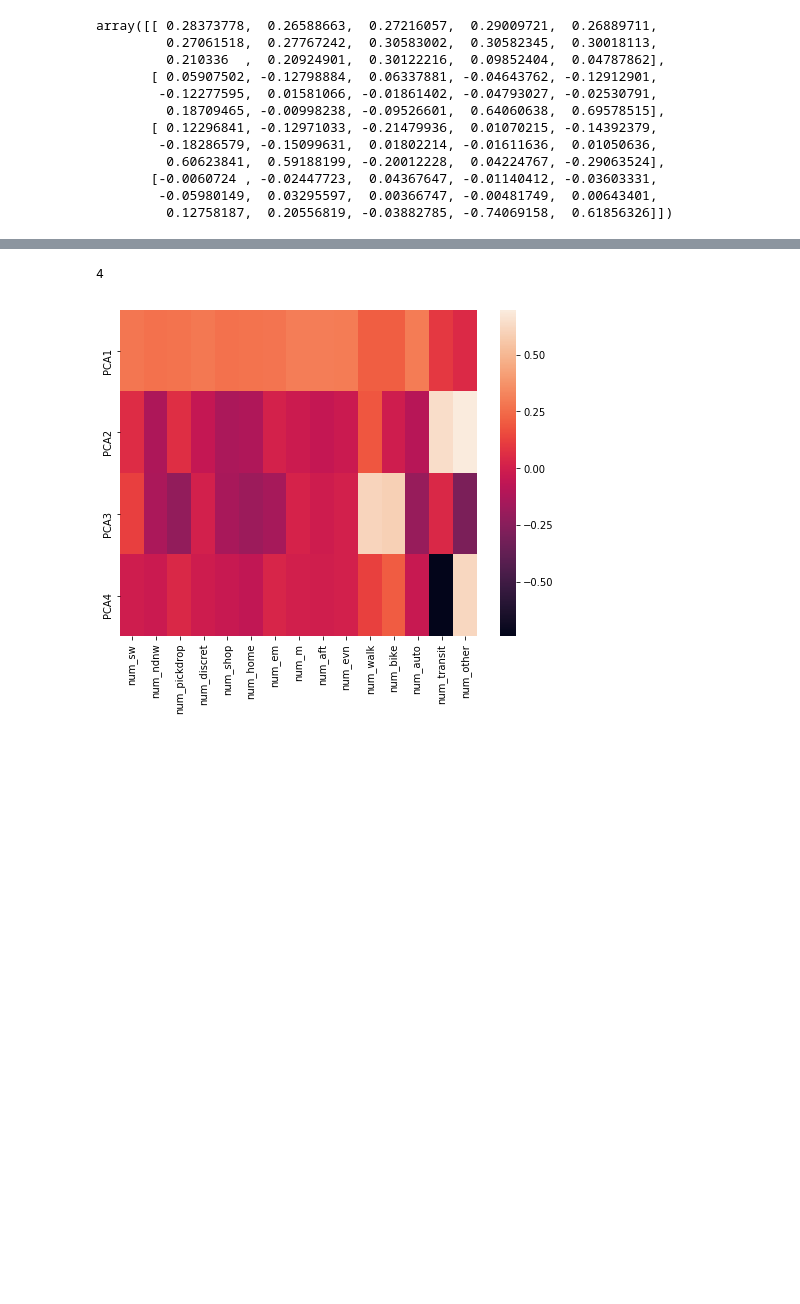
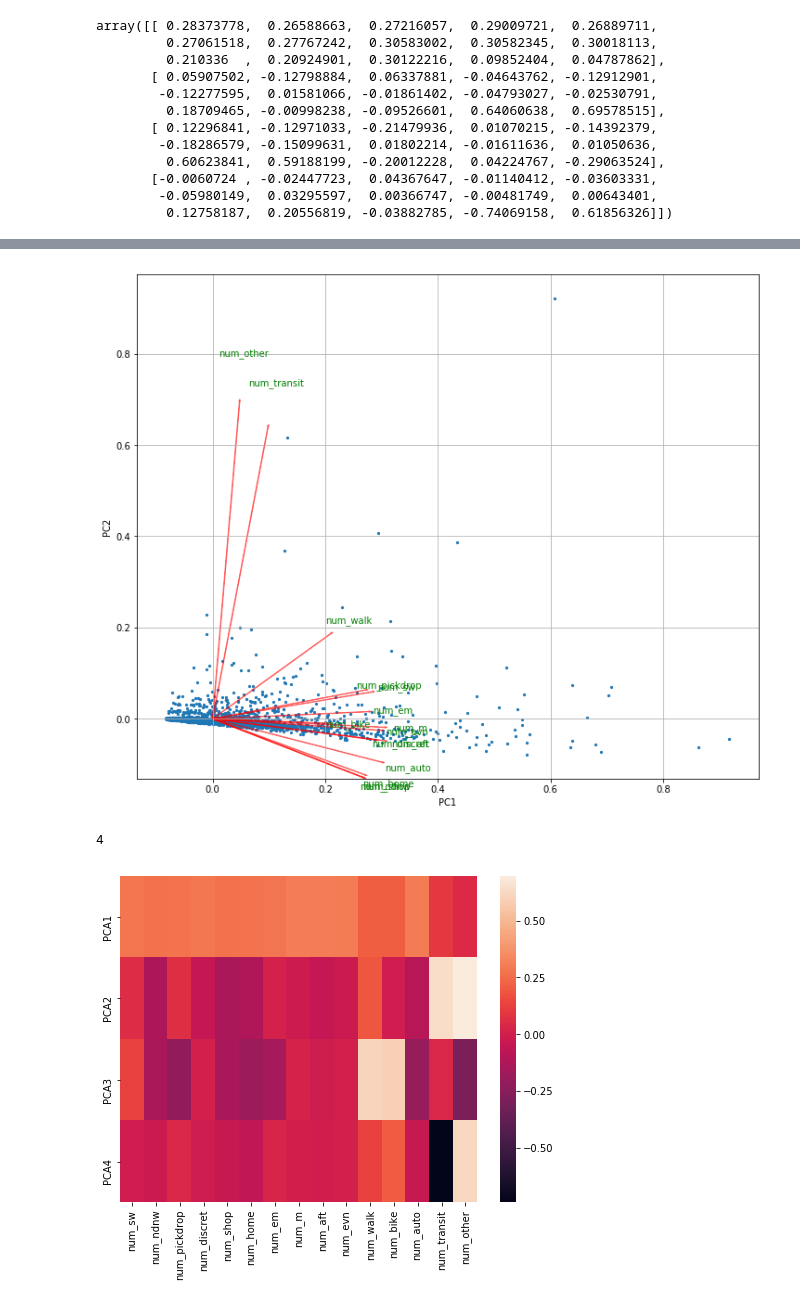
Before and after one commit to abaum1/mobilitymotifs, a Jupyter notebook: Dimensionality Reduction with PCA.ipynb, the cells around one changed output, grey strips where cells are left out. Drawn from its saved outputs; the diff is of its cells as text; code cells hidden in the pictures; blank space fills up the shorter version.

```diff
--- a/Dimensionality Reduction with PCA.ipynb
+++ b/Dimensionality Reduction with PCA.ipynb
@@ -148,3 +148,7 @@ array([[ 0.28373778,  0.26588663,  0.27216057,  0.29009721,  0.26889711,
        [-0.0060724 , -0.02447723,  0.04367647, -0.01140412, -0.03603331,
         -0.05980149,  0.03295597,  0.00366747, -0.00481749,  0.00643401,
          0.12758187,  0.20556819, -0.03882785, -0.74069158,  0.61856326]])
+# %%
+standard_data
+std_data = pd.DataFrame(standard_data, columns=zcode_data.columns[1:])
+std_data.head()
@@ -151,24 +162,27 @@ array([[ 0.28373778,  0.26588663,  0.27216057,  0.29009721,  0.26889711,
 # %%
 def myplot(score,coeff,labels=None):
     xs = score[:,0]
     ys = score[:,1]
     n = coeff.shape[0]
     scalex = 1.0/(xs.max() - xs.min())
     scaley = 1.0/(ys.max() - ys.min())
     plt.scatter(xs * scalex,ys * scaley,s=5)
     for i in range(n):
         plt.arrow(0, 0, coeff[i,0], coeff[i,1],color = 'r',alpha = 0.5)
         if labels is None:
             plt.text(coeff[i,0]* 1.15, coeff[i,1] * 1.15, "Var"+str(i+1), color = 'green', ha = 'center', va = 'center')
         else:
             plt.text(coeff[i,0]* 1.15, coeff[i,1] * 1.15, labels[i], color = 'g', ha = 'center', va = 'center')
 
     plt.xlabel("PC{}".format(1))
     plt.ylabel("PC{}".format(2))
     plt.grid()
 
-myplot(pca[:,0:2],np.transpose(pcamodel.components_[0:2, :]),list(x.columns))
+plt.figure(figsize=(12,10))
+myplot(principalComponents[:,0:2],np.transpose(pca_model.components_[0:2, :]),list(std_data.columns))
 plt.show()
+# %% [output]
+[figure, added]
 # %%
 # zcode_data
 # %%
```
Also changed, not shown: parts of 1 cell of this notebook.
